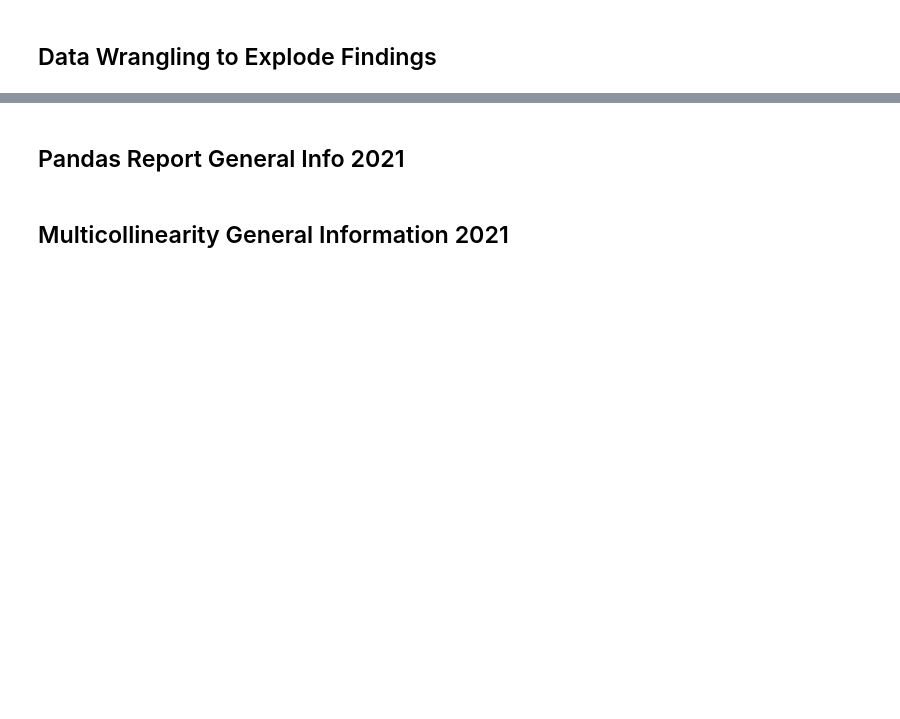
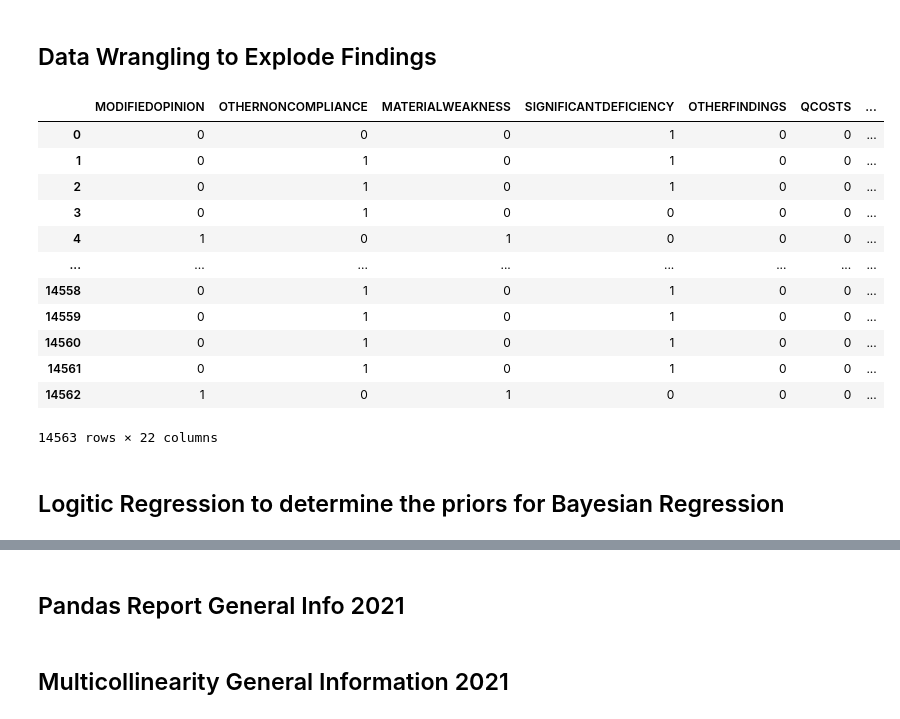
Before and after one commit to mattlitz/DS-6040-semester-project, a Jupyter notebook: project.ipynb, the cells around one changed output, grey strips where cells are left out. Saved outputs shown, nothing was run; the diff lists cells and outputs as text; code cells hidden in the pictures; blank space fills up the shorter version.

```diff
--- a/project.ipynb
+++ b/project.ipynb
@@ -63,12 +49,33 @@ gen21_lazy=pd.read_csv("gen21_lazy.csv") # Contains general audit data (DBKEY On
 # %%
 # Data Wrangling for findings21 source dataframe.
 #put columns in list to make grouping easier later
 #columns=list(findings21.columns)
 #function checks for each of the compliance dimensions in the TYPEREQUIREMENT variable and adds/explodes to separate columns
 compliance=["A","B","C","D","E","F","G","H","I","J","K","L","M","N","P"]
 df=findings21
 for x in compliance:
     df[x] = np.where(df['TYPEREQUIREMENT'].str.contains(x), 1, 0)
+
 #write csv
-findings21.to_csv("findings21_exploded.csv")
+#findings21.to_csv("findings21_exploded.csv")
+
+findings21_mod=findings21[['MODIFIEDOPINION','OTHERNONCOMPLIANCE','MATERIALWEAKNESS','SIGNIFICANTDEFICIENCY','OTHERFINDINGS','QCOSTS','REPEATFINDING','A','B','C','D','E','F','G','H','I','J','K','L','M','N','P']]
+findings21_mod.replace(('Y', 'N'), (1, 0), inplace=True)
+findings21_mod
+# %% [output]
+|  | MODIFIEDOPINION | OTHERNONCOMPLIANCE | MATERIALWEAKNESS | SIGNIFICANTDEFICIENCY | OTHERFINDINGS | QCOSTS | ... |
+| 0 | 0 | 0 | 0 | 1 | 0 | 0 | ... |
+| 1 | 0 | 1 | 0 | 1 | 0 | 0 | ... |
+| 2 | 0 | 1 | 0 | 1 | 0 | 0 | ... |
+| 3 | 0 | 1 | 0 | 0 | 0 | 0 | ... |
+| 4 | 1 | 0 | 1 | 0 | 0 | 0 | ... |
+| ... | ... | ... | ... | ... | ... | ... | ... |
+| 14558 | 0 | 1 | 0 | 1 | 0 | 0 | ... |
+| 14559 | 0 | 1 | 0 | 1 | 0 | 0 | ... |
+| 14560 | 0 | 1 | 0 | 1 | 0 | 0 | ... |
+| 14561 | 0 | 1 | 0 | 1 | 0 | 0 | ... |
+| 14562 | 1 | 0 | 1 | 0 | 0 | 0 | ... |
+14563 rows × 22 columns
+# %% [markdown]
+## Logitic Regression to determine the priors for Bayesian Regression
 # %%
```
Also changed, not shown: parts of 3 cells of this notebook.
